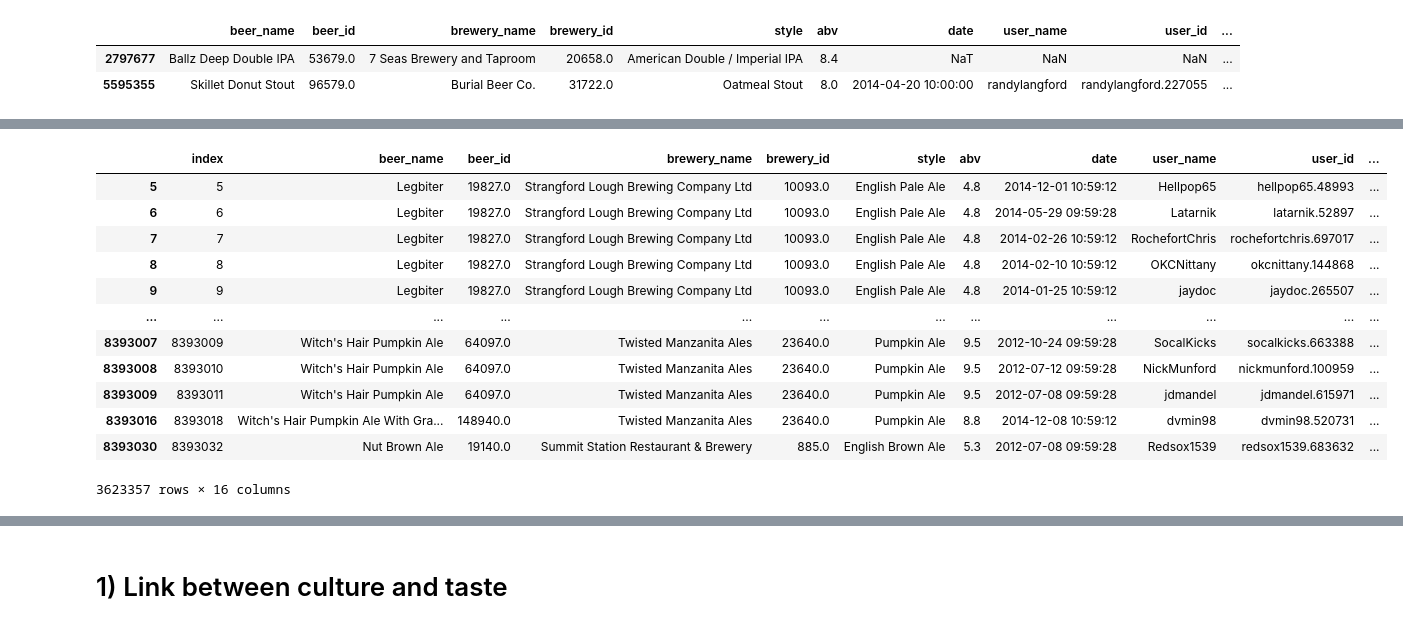
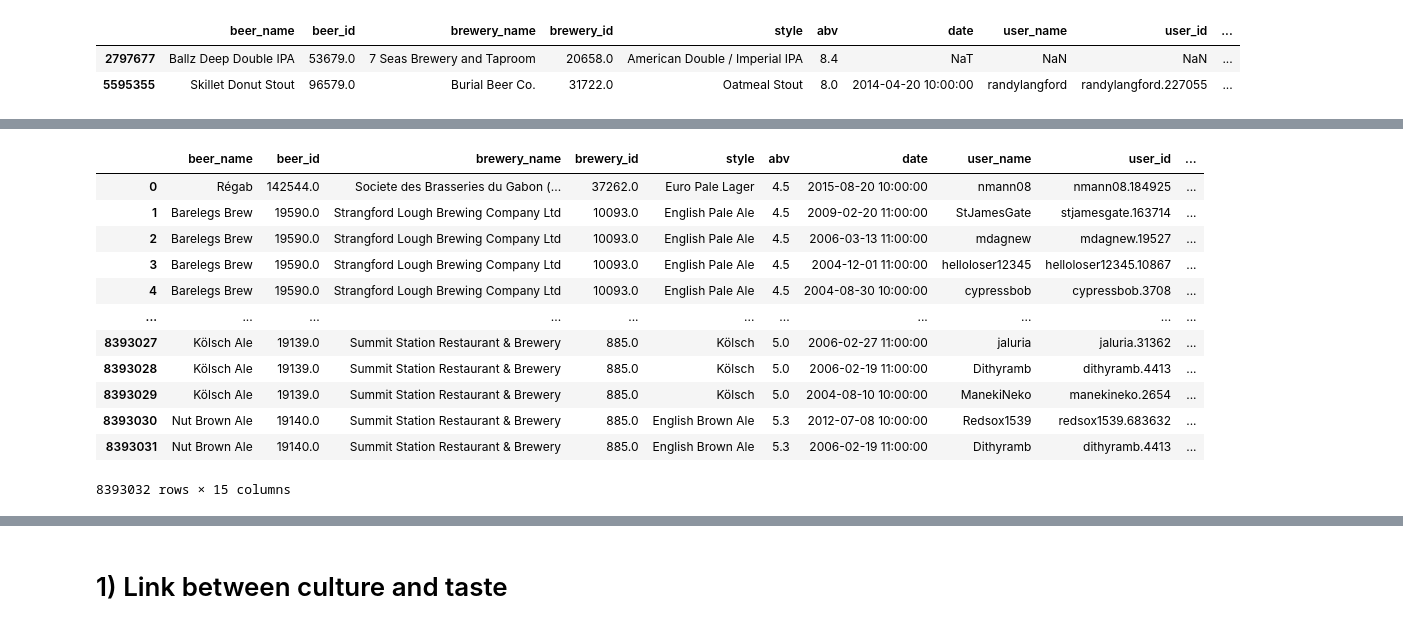
Before and after one commit to epfl-ada/ada-2024-project-datapilots, a Jupyter notebook: results.ipynb, the cells around one changed output, grey strips where cells are left out. Drawn from its saved outputs; the diff is of its cells as text; code cells hidden in the pictures.

```diff
--- a/results.ipynb
+++ b/results.ipynb
@@ -626,3 +624,4 @@ rb_ratings[pd.isna(rb_ratings['rating'])]
 # %%
-ba_ratings_ = ba_ratings[~pd.isna(ba_ratings['rating'])].reset_index()
-rb_ratings_ = rb_ratings[~pd.isna(rb_ratings['rating'])].reset_index()
+ba_ratings_ = ba_ratings[~pd.isna(ba_ratings['rating'])].reset_index(drop=True)
+rb_ratings_ = rb_ratings[~pd.isna(rb_ratings['rating'])].reset_index(drop=True)
+display(ba_ratings_)
@@ -629,18 +642,19 @@ rb_ratings_ = rb_ratings[~pd.isna(rb_ratings['rating'])].reset_index()
 # %%
-ba_ratings_[pd.isna(ba_ratings_['overall'])] # Let's keep these values since they have the final rating value
+ba_ratings_[pd.isna(ba_ratings_['overall'])]# Let's keep these values since they have the final rating value
+display(ba_ratings_)
 # %% [output]
-|  | index | beer_name | beer_id | brewery_name | brewery_id | style | abv | date | user_name | user_id | ... |
-| 5 | 5 | Legbiter | 19827.0 | Strangford Lough Brewing Company Ltd | 10093.0 | English Pale Ale | 4.8 | 2014-12-01 10:59:12 | Hellpop65 | hellpop65.48993 | ... |
-| 6 | 6 | Legbiter | 19827.0 | Strangford Lough Brewing Company Ltd | 10093.0 | English Pale Ale | 4.8 | 2014-05-29 09:59:28 | Latarnik | latarnik.52897 | ... |
-| 7 | 7 | Legbiter | 19827.0 | Strangford Lough Brewing Company Ltd | 10093.0 | English Pale Ale | 4.8 | 2014-02-26 10:59:12 | RochefortChris | rochefortchris.697017 | ... |
-| 8 | 8 | Legbiter | 19827.0 | Strangford Lough Brewing Company Ltd | 10093.0 | English Pale Ale | 4.8 | 2014-02-10 10:59:12 | OKCNittany | okcnittany.144868 | ... |
-| 9 | 9 | Legbiter | 19827.0 | Strangford Lough Brewing Company Ltd | 10093.0 | English Pale Ale | 4.8 | 2014-01-25 10:59:12 | jaydoc | jaydoc.265507 | ... |
-| ... | ... | ... | ... | ... | ... | ... | ... | ... | ... | ... | ... |
-| 8393007 | 8393009 | Witch's Hair Pumpkin Ale | 64097.0 | Twisted Manzanita Ales | 23640.0 | Pumpkin Ale | 9.5 | 2012-10-24 09:59:28 | SocalKicks | socalkicks.663388 | ... |
-| 8393008 | 8393010 | Witch's Hair Pumpkin Ale | 64097.0 | Twisted Manzanita Ales | 23640.0 | Pumpkin Ale | 9.5 | 2012-07-12 09:59:28 | NickMunford | nickmunford.100959 | ... |
-| 8393009 | 8393011 | Witch's Hair Pumpkin Ale | 64097.0 | Twisted Manzanita Ales | 23640.0 | Pumpkin Ale | 9.5 | 2012-07-08 09:59:28 | jdmandel | jdmandel.615971 | ... |
-| 8393016 | 8393018 | Witch's Hair Pumpkin Ale With Gra... | 148940.0 | Twisted Manzanita Ales | 23640.0 | Pumpkin Ale | 8.8 | 2014-12-08 10:59:12 | dvmin98 | dvmin98.520731 | ... |
-| 8393030 | 8393032 | Nut Brown Ale | 19140.0 | Summit Station Restaurant & Brewery | 885.0 | English Brown Ale | 5.3 | 2012-07-08 09:59:28 | Redsox1539 | redsox1539.683632 | ... |
+|  | beer_name | beer_id | brewery_name | brewery_id | style | abv | date | user_name | user_id | ... |
+| 0 | Régab | 142544.0 | Societe des Brasseries du Gabon (... | 37262.0 | Euro Pale Lager | 4.5 | 2015-08-20 10:00:00 | nmann08 | nmann08.184925 | ... |
+| 1 | Barelegs Brew | 19590.0 | Strangford Lough Brewing Company Ltd | 10093.0 | English Pale Ale | 4.5 | 2009-02-20 11:00:00 | StJamesGate | stjamesgate.163714 | ... |
+| 2 | Barelegs Brew | 19590.0 | Strangford Lough Brewing Company Ltd | 10093.0 | English Pale Ale | 4.5 | 2006-03-13 11:00:00 | mdagnew | mdagnew.19527 | ... |
+| 3 | Barelegs Brew | 19590.0 | Strangford Lough Brewing Company Ltd | 10093.0 | English Pale Ale | 4.5 | 2004-12-01 11:00:00 | helloloser12345 | helloloser12345.10867 | ... |
+| 4 | Barelegs Brew | 19590.0 | Strangford Lough Brewing Company Ltd | 10093.0 | English Pale Ale | 4.5 | 2004-08-30 10:00:00 | cypressbob | cypressbob.3708 | ... |
+| ... | ... | ... | ... | ... | ... | ... | ... | ... | ... | ... |
+| 8393027 | Kölsch Ale | 19139.0 | Summit Station Restaurant & Brewery | 885.0 | Kölsch | 5.0 | 2006-02-27 11:00:00 | jaluria | jaluria.31362 | ... |
+| 8393028 | Kölsch Ale | 19139.0 | Summit Station Restaurant & Brewery | 885.0 | Kölsch | 5.0 | 2006-02-19 11:00:00 | Dithyramb | dithyramb.4413 | ... |
+| 8393029 | Kölsch Ale | 19139.0 | Summit Station Restaurant & Brewery | 885.0 | Kölsch | 5.0 | 2004-08-10 10:00:00 | ManekiNeko | manekineko.2654 | ... |
+| 8393030 | Nut Brown Ale | 19140.0 | Summit Station Restaurant & Brewery | 885.0 | English Brown Ale | 5.3 | 2012-07-08 10:00:00 | Redsox1539 | redsox1539.683632 | ... |
+| 8393031 | Nut Brown Ale | 19140.0 | Summit Station Restaurant & Brewery | 885.0 | English Brown Ale | 5.3 | 2006-02-19 11:00:00 | Dithyramb | dithyramb.4413 | ... |
-3623357 rows × 16 columns
+8393032 rows × 15 columns
 # %%
 rb_ratings_[pd.isna(rb_ratings_['overall'])] # It seems every rating has in complete form
```
Also changed, not shown: parts of 22 cells of this notebook.
